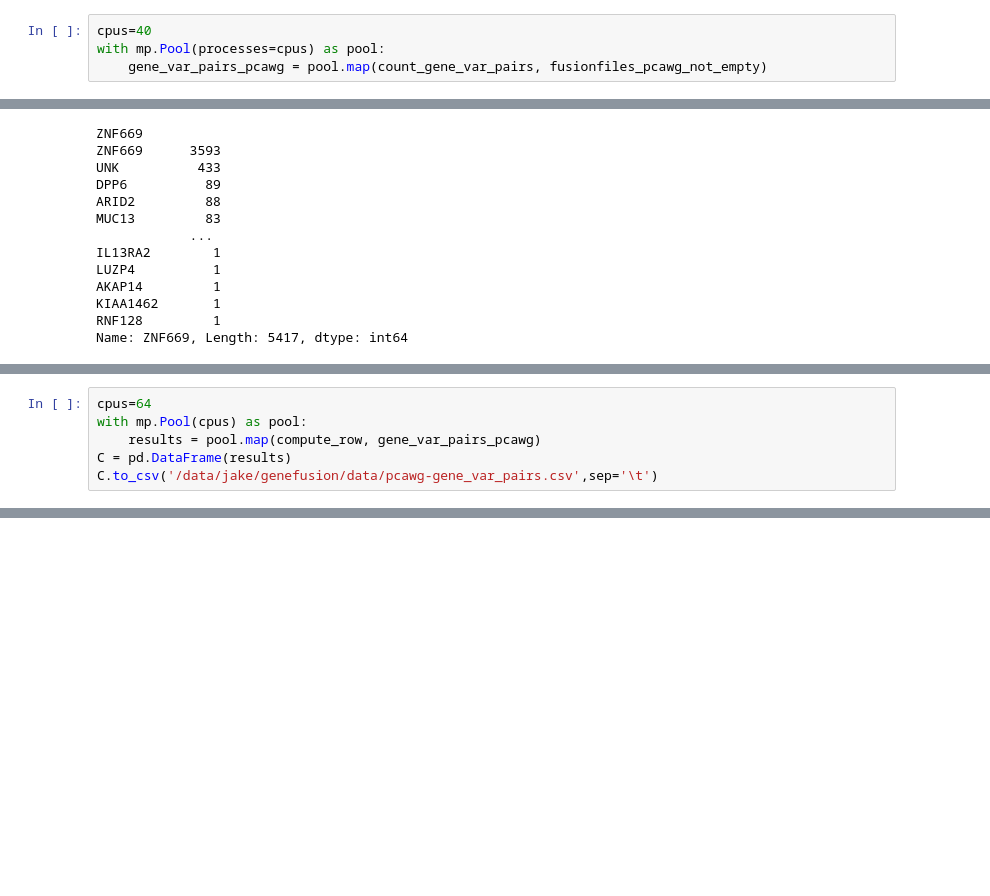
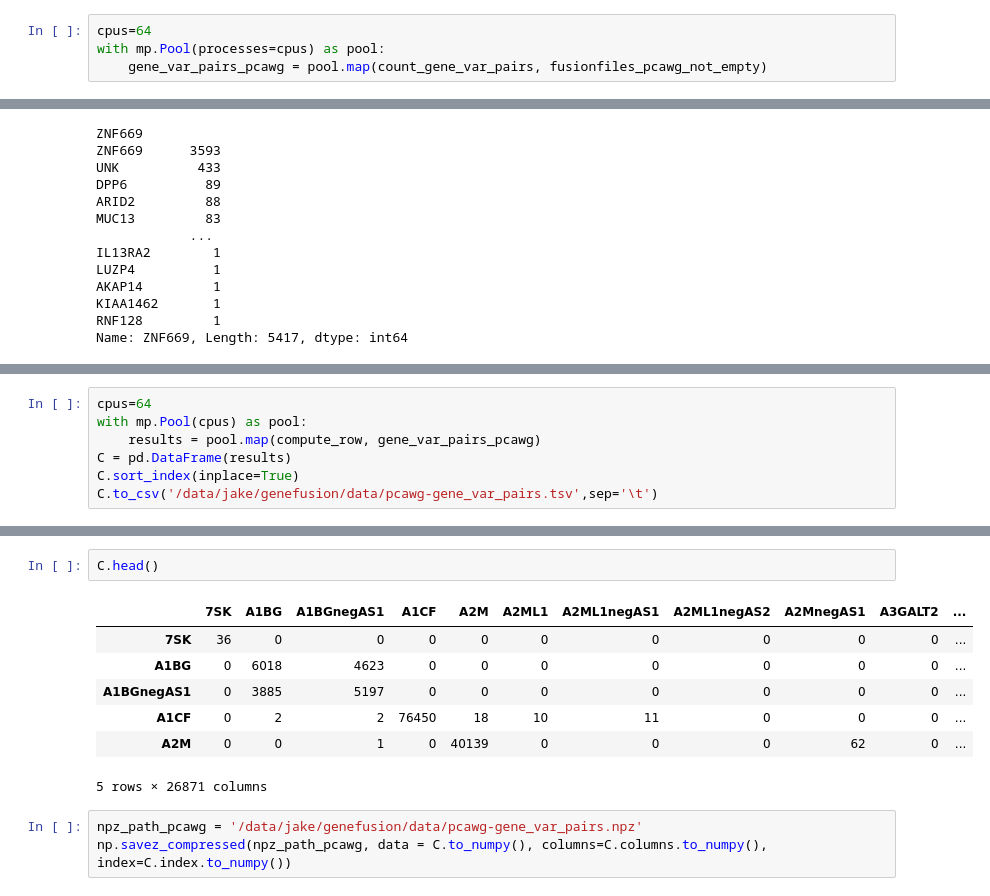
Before and after one commit to jakekrol/genefusion, a Jupyter notebook: scripts/python/prostate_analysis.ipynb, the cells around one changed output, grey strips where cells are left out. Cells and saved outputs as stored; diff of their text form; blank space fills up the shorter version.

```diff
--- a/scripts/python/prostate_analysis.ipynb
+++ b/scripts/python/prostate_analysis.ipynb
@@ -1120,7 +1181,7 @@ print(len(fusionfiles_pcawg_not_empty))
 26954
 26949
 # %%
-cpus=40
+cpus=64
 with mp.Pool(processes=cpus) as pool:
     gene_var_pairs_pcawg = pool.map(count_gene_var_pairs, fusionfiles_pcawg_not_empty)
 # %%
@@ -1192,4 +1228,5 @@ cpus=64
 with mp.Pool(cpus) as pool:
     results = pool.map(compute_row, gene_var_pairs_pcawg)
 C = pd.DataFrame(results)
-C.to_csv('/data/jake/genefusion/data/pcawg-gene_var_pairs.csv',sep='\t')
+C.sort_index(inplace=True)
+C.to_csv('/data/jake/genefusion/data/pcawg-gene_var_pairs.tsv',sep='\t')
@@ -1217,0 +1233,13 @@ KeyError: 'neg.SRSF10'
+# %%
+C.head()
+# %% [output]
+|  | 7SK | A1BG | A1BGnegAS1 | A1CF | A2M | A2ML1 | A2ML1negAS1 | A2ML1negAS2 | A2MnegAS1 | A3GALT2 | ... |
+| 7SK | 36 | 0 | 0 | 0 | 0 | 0 | 0 | 0 | 0 | 0 | ... |
+| A1BG | 0 | 6018 | 4623 | 0 | 0 | 0 | 0 | 0 | 0 | 0 | ... |
+| A1BGnegAS1 | 0 | 3885 | 5197 | 0 | 0 | 0 | 0 | 0 | 0 | 0 | ... |
+| A1CF | 0 | 2 | 2 | 76450 | 18 | 10 | 11 | 0 | 0 | 0 | ... |
+| A2M | 0 | 0 | 1 | 0 | 40139 | 0 | 0 | 0 | 62 | 0 | ... |
+5 rows × 26871 columns
+# %%
+npz_path_pcawg = '/data/jake/genefusion/data/pcawg-gene_var_pairs.npz'
+np.savez_compressed(npz_path_pcawg, data = C.to_numpy(), columns=C.columns.to_numpy(), index=C.index.to_numpy())
```
Also changed, not shown: parts of 70 cells of this notebook.
